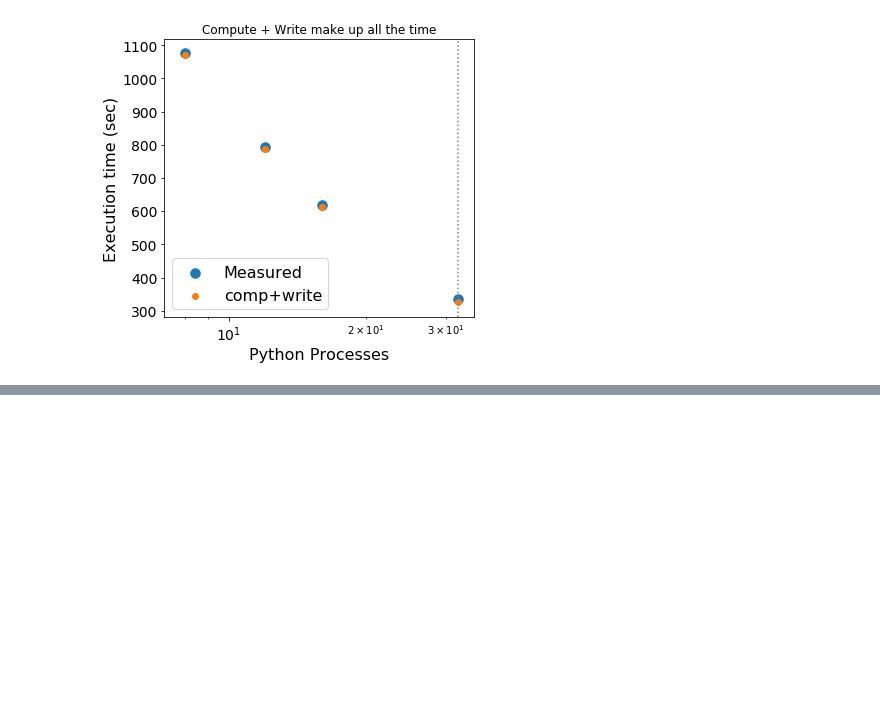
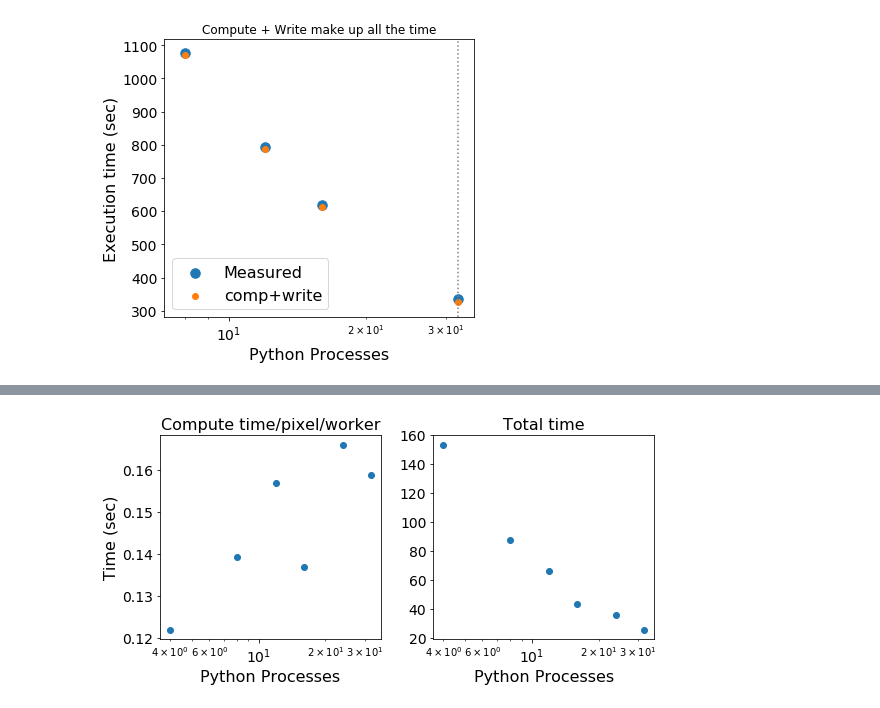
Before and after one commit to pycroscopy/distUSID, a Jupyter notebook: giv_bayesian/output/Benchmark_analysis.ipynb, the cells around one changed output, grey strips where cells are left out. Saved outputs shown, nothing was run; the diff lists cells and outputs as text; code cells hidden in the pictures; blank space fills up the shorter version.

```diff
--- a/giv_bayesian/output/Benchmark_analysis.ipynb
+++ b/giv_bayesian/output/Benchmark_analysis.ipynb
@@ -311,0 +410,18 @@ fig.tight_layout()
+# %%
+const_procs, const_compute_mean, _, const_write_mean, _, const_total_times = parse_logs_for_series('GIVconstJobs')
+# %%
+fig, axes = plt.subplots(ncols=2, figsize=(8, 4))
+axes.flat[0].set_ylabel('Time (sec)', fontsize=16)
+for axis, mean_vals, qty_name in zip(axes.flat,
+                                              [const_compute_mean, const_total_times],
+                                              ['Compute time/pixel/worker', 'Total time']):
+    #axis.scatter(ranks, mean_vals)
+    axis.scatter(const_procs, mean_vals)
+    axis.set_xscale('log')
+    axis.set_title(qty_name, fontsize=16)
+    axis.set_xlabel('Python Processes', fontsize=16)
+
+usid.plot_utils.set_tick_font_size(axes, 14)
+fig.tight_layout()
+# %% [output]
+[figure, added]
```
Also changed, not shown: parts of 11 cells of this notebook.
